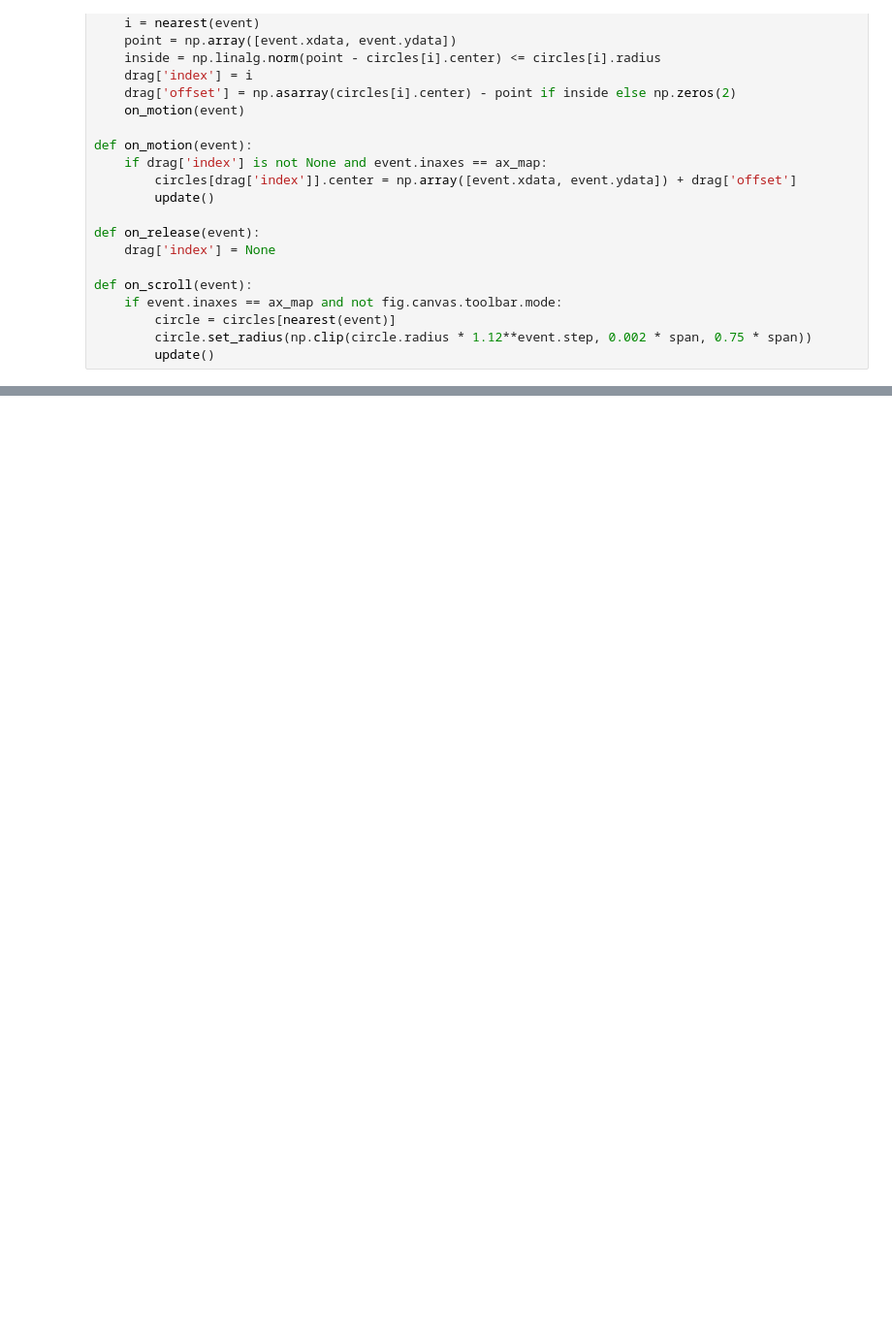
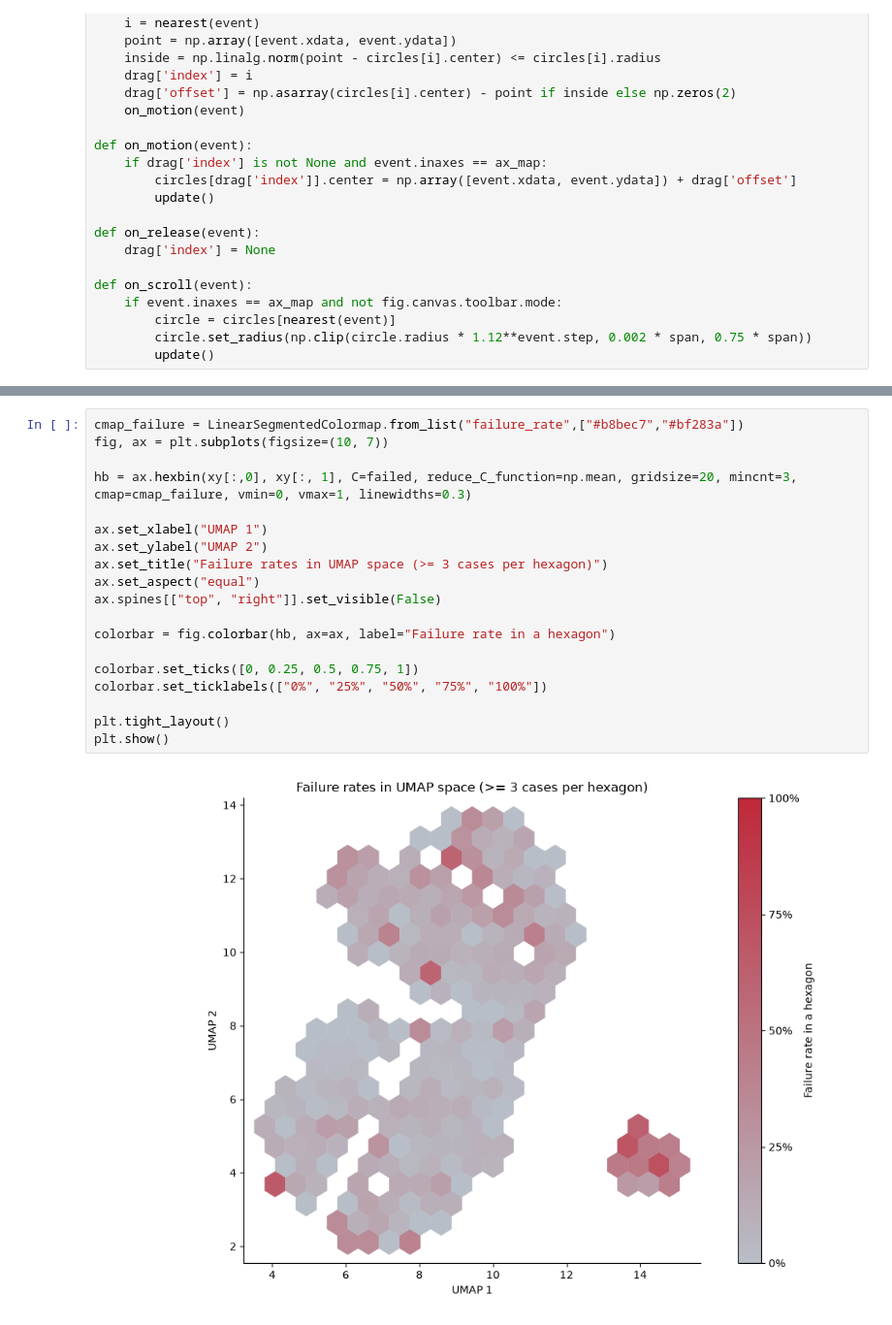
Before and after one commit to mykytacherniak/ai4vis-neureduce, a Jupyter notebook: phase1/human_only/STEP3_neureduce_umap_regions_v0.ipynb, the cells around one changed output, grey strips where cells are left out. Shown at 97% size. Cells and saved outputs as stored; diff of their text form; blank space fills up the shorter version.

```diff
--- a/phase1/human_only/STEP3_neureduce_umap_regions_v0.ipynb
+++ b/phase1/human_only/STEP3_neureduce_umap_regions_v0.ipynb
@@ -172,0 +173,21 @@ display(fig.canvas)
+# %%
+cmap_failure = LinearSegmentedColormap.from_list("failure_rate",["#b8bec7","#bf283a"])
+fig, ax = plt.subplots(figsize=(10, 7))
+
+hb = ax.hexbin(xy[:,0], xy[:, 1], C=failed, reduce_C_function=np.mean, gridsize=20, mincnt=3, cmap=cmap_failure, vmin=0, vmax=1, linewidths=0.3)
+
+ax.set_xlabel("UMAP 1")
+ax.set_ylabel("UMAP 2")
+ax.set_title("Failure rates in UMAP space (>= 3 cases per hexagon)")
+ax.set_aspect("equal")
+ax.spines[["top", "right"]].set_visible(False)
+
+colorbar = fig.colorbar(hb, ax=ax, label="Failure rate in a hexagon")
+
+colorbar.set_ticks([0, 0.25, 0.5, 0.75, 1])
+colorbar.set_ticklabels(["0%", "25%", "50%", "75%", "100%"])
+
+plt.tight_layout()
+plt.show()
+# %% [output]
+[figure, added]
```
Also changed, not shown: parts of 3 cells of this notebook, 3 other files.
